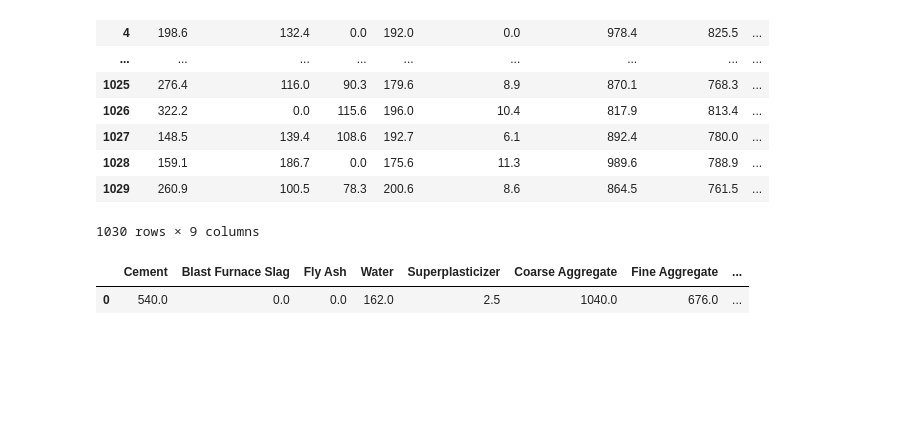
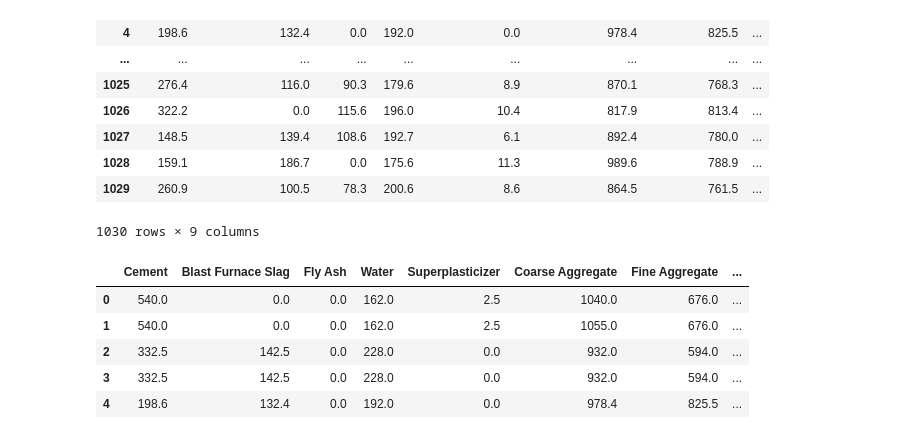
Before and after one commit to Panzerrrr/projet_beton, a Jupyter notebook: make_df.ipynb, the cells around one changed output. Saved outputs shown, nothing was run; the diff lists cells and outputs as text; code cells hidden in the pictures; blank space fills up the shorter version.

```diff
--- a/make_df.ipynb
+++ b/make_df.ipynb
@@ -17,8 +17,12 @@ df
 | 1029 | 260.9 | 100.5 | 78.3 | 200.6 | 8.6 | 864.5 | 761.5 | ... |
 1030 rows × 9 columns
 # %%
-dt = df[::1].drop( columns=['Strength'],axis=1)
-dt[:1:]
+dt = df[::1].drop(columns=['Strength'],axis=1)
+dt[:5:]
 # %% [output]
 |  | Cement | Blast Furnace Slag | Fly Ash | Water | Superplasticizer | Coarse Aggregate | Fine Aggregate | ... |
 | 0 | 540.0 | 0.0 | 0.0 | 162.0 | 2.5 | 1040.0 | 676.0 | ... |
+| 1 | 540.0 | 0.0 | 0.0 | 162.0 | 2.5 | 1055.0 | 676.0 | ... |
+| 2 | 332.5 | 142.5 | 0.0 | 228.0 | 0.0 | 932.0 | 594.0 | ... |
+| 3 | 332.5 | 142.5 | 0.0 | 228.0 | 0.0 | 932.0 | 594.0 | ... |
+| 4 | 198.6 | 132.4 | 0.0 | 192.0 | 0.0 | 978.4 | 825.5 | ... |
```
Also changed, not shown: parts of 1 cell of this notebook, 6 other files.
